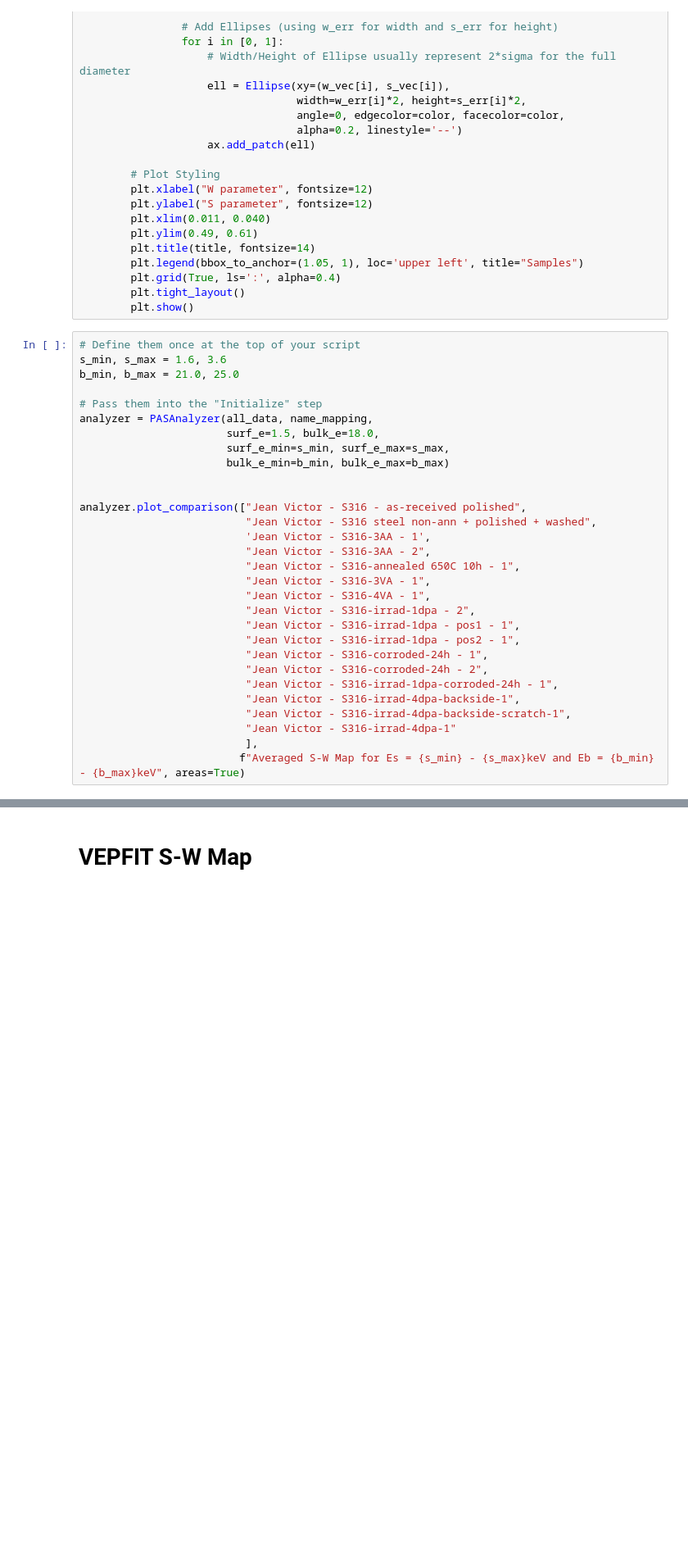
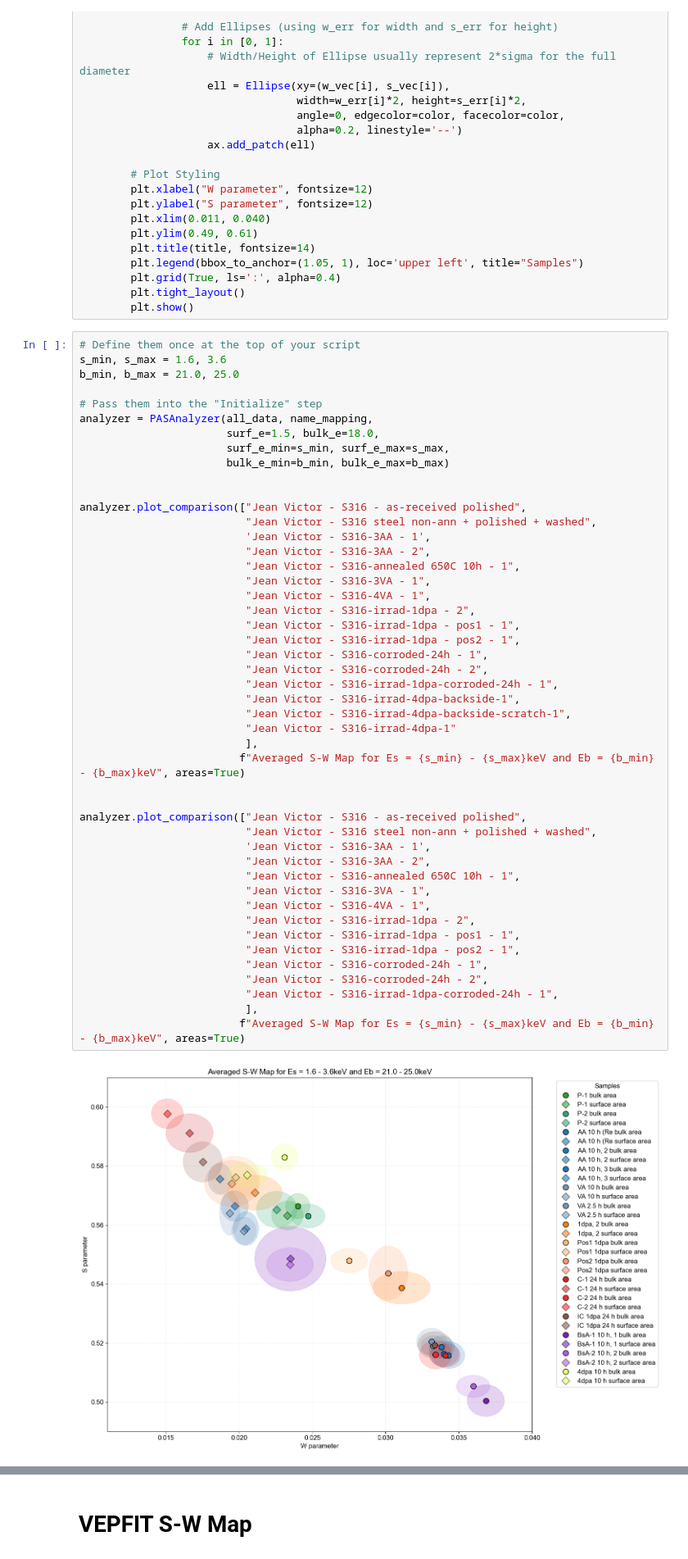
Before and after one commit to jeanvictorbendixenfm-web/Programming-PALS, a Jupyter notebook: PAS_analyzer.ipynb, the cells around one changed output, grey strips where cells are left out. Shown at 82% size. Drawn from its saved outputs; the diff is of its cells as text; blank space fills up the shorter version.

```diff
--- a/PAS_analyzer.ipynb
+++ b/PAS_analyzer.ipynb
@@ -1139,30 +1203,49 @@ class PASAnalyzer:
 # %%
 # Define them once at the top of your script
 s_min, s_max = 1.6, 3.6
 b_min, b_max = 21.0, 25.0
 
 # Pass them into the "Initialize" step
 analyzer = PASAnalyzer(all_data, name_mapping,
                        surf_e=1.5, bulk_e=18.0,
                        surf_e_min=s_min, surf_e_max=s_max,
                        bulk_e_min=b_min, bulk_e_max=b_max)
 
 
 analyzer.plot_comparison(["Jean Victor - S316 - as-received polished",
                           "Jean Victor - S316 steel non-ann + polished + washed",
                           'Jean Victor - S316-3AA - 1',
                           "Jean Victor - S316-3AA - 2",
                           "Jean Victor - S316-annealed 650C 10h - 1",
                           "Jean Victor - S316-3VA - 1",
                           "Jean Victor - S316-4VA - 1",
                           "Jean Victor - S316-irrad-1dpa - 2",
                           "Jean Victor - S316-irrad-1dpa - pos1 - 1",
                           "Jean Victor - S316-irrad-1dpa - pos2 - 1",
                           "Jean Victor - S316-corroded-24h - 1",
                           "Jean Victor - S316-corroded-24h - 2",
                           "Jean Victor - S316-irrad-1dpa-corroded-24h - 1",
                           "Jean Victor - S316-irrad-4dpa-backside-1",
                           "Jean Victor - S316-irrad-4dpa-backside-scratch-1",
                           "Jean Victor - S316-irrad-4dpa-1"
                           ],
                          f"Averaged S-W Map for Es = {s_min} - {s_max}keV and Eb = {b_min} - {b_max}keV", areas=True)
+
+
+analyzer.plot_comparison(["Jean Victor - S316 - as-received polished",
+                          "Jean Victor - S316 steel non-ann + polished + washed",
+                          'Jean Victor - S316-3AA - 1',
+                          "Jean Victor - S316-3AA - 2",
+                          "Jean Victor - S316-annealed 650C 10h - 1",
+                          "Jean Victor - S316-3VA - 1",
+                          "Jean Victor - S316-4VA - 1",
+                          "Jean Victor - S316-irrad-1dpa - 2",
+                          "Jean Victor - S316-irrad-1dpa - pos1 - 1",
+                          "Jean Victor - S316-irrad-1dpa - pos2 - 1",
+                          "Jean Victor - S316-corroded-24h - 1",
+                          "Jean Victor - S316-corroded-24h - 2",
+                          "Jean Victor - S316-irrad-1dpa-corroded-24h - 1",
+                          ],
+                         f"Averaged S-W Map for Es = {s_min} - {s_max}keV and Eb = {b_min} - {b_max}keV", areas=True)
+# %% [output]
+[figure, added]
```
Also changed, not shown: parts of 3 cells of this notebook, 2 other files.
